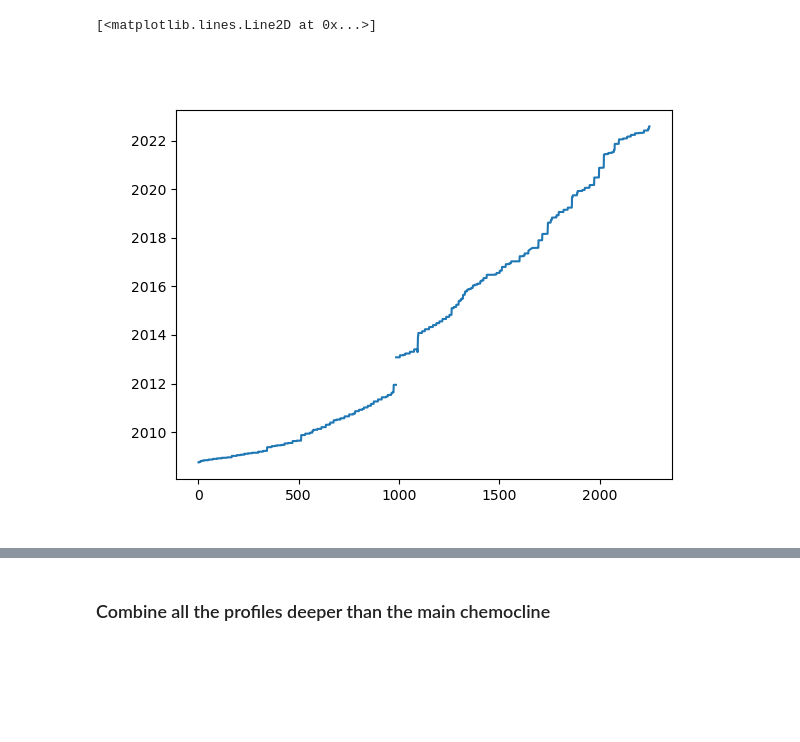
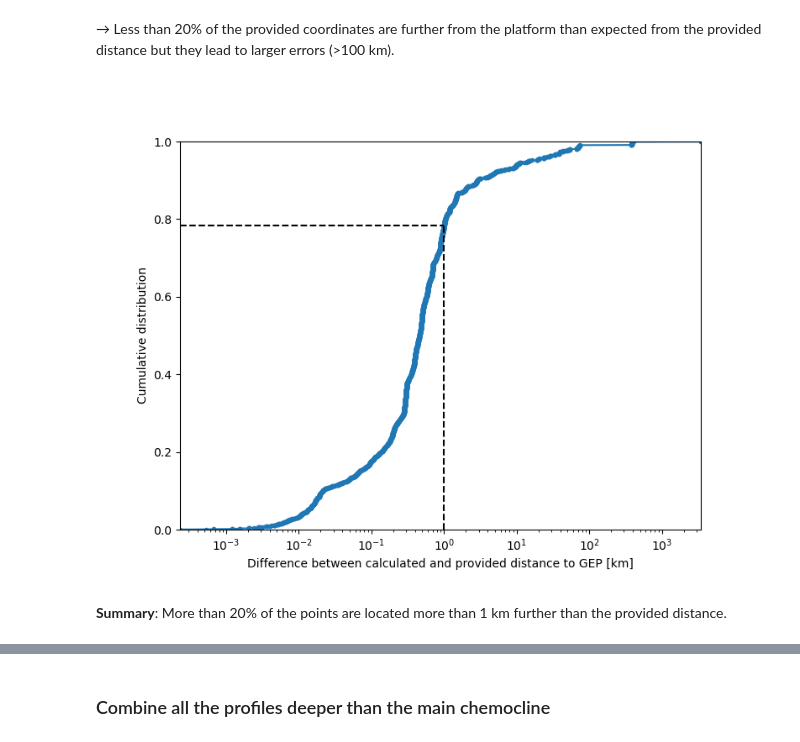
Before and after one commit to tdoda/lake-kivu-ctd-database, a Jupyter notebook: notebooks/Plot Data_TD.ipynb, the cells around one changed output, grey strips where cells are left out. Saved outputs shown, nothing was run; the diff lists cells and outputs as text; code cells hidden in the pictures; blank space fills up the shorter version.

```diff
--- a/notebooks/Plot Data_TD.ipynb
+++ b/notebooks/Plot Data_TD.ipynb
@@ -24,3 +35,6 @@ files.sort()
 #     nc.close()
 # ax.invert_yaxis()
 # fig.colorbar(c, ax=ax)
+# %%
+coord_KivuWatt=[29.202352,-2.087932]
+coord_KP1=[29.242921,-1.732214]
@@ -26,0 +50,16 @@ files.sort()
+# %%
+fig,ax=plt.subplots()
+xval=[]
+yval=[]
+zval=np.full(len(contour_data),np.nan)
+for k in np.arange(0,len(contour_data),1):
+    xval.append([i[0] for i in contour_data[k].points[:]])
+    yval.append([i[1] for i in contour_data[k].points[:]])
+    zval[k]=attributes_data[k][-1]
+#     if zval[k]==20:
+#         ax.plot(xval[k],yval[k],'.-')
+zval_unique=np.unique(zval)
+
+colval=plt.get_cmap('viridis',len(zval_unique))
+for k in np.arange(0,len(contour_data),1):
+    ax.plot(xval[k],yval[k],'-',color=colval(np.where(zval_unique==zval[k])[0]))
@@ -32,6 +102,9 @@ df = pd.read_excel('../data/meta_data/0_CTD information_2008-2022_ms_221201.xlsx
 # %%
 meta_date=[]
 meta_prof=[]
+meta_lat=[]
+meta_long=[]
+meta_dist=[]
 for date_name in date_sheets:
     if date_name in ['2008','2009']:
         # Add "0":
@@ -40,4 +113,11 @@ for date_name in date_sheets:
         dateval=pd.to_datetime(df[date_name][1:].date,format= "%y%m%d")
     meta_date.extend(dateval.tolist())
     meta_prof.extend(df[date_name]['Profile count'][1:].tolist())
+    meta_lat.extend(df[date_name]['Latitude S (digital)'][1:].tolist())
+    meta_long.extend(df[date_name]['Longitude E(digital)'][1:].tolist())
+    meta_dist.extend(df[date_name]['Distance to GEF (m)'][1:].tolist())
+meta_date=np.array(meta_date)
 meta_prof=np.array(meta_prof)
+meta_lat=np.array(meta_lat)
+meta_long=np.array(meta_long)
+meta_dist=np.array(meta_dist)
@@ -43,0 +173,2 @@ meta_prof=np.array(meta_prof)
+# %% [markdown]
+&rarr; Less than 20% of the provided coordinates are further from the platform than expected from the provided distance but they  lead to larger errors (>100 km).
@@ -44,6 +177,19 @@ meta_prof=np.array(meta_prof)
 # %%
-fig,ax=plt.subplots()
-ax.plot(meta_prof,meta_date)
+fig,ax=plt.subplots(figsize=(8,6))
+ax.plot(dist_diff_sort,cum_prob,'.-')
+#ax.plot([dist_diff_sort[ind90],dist_diff_sort[ind90]],[0,cum_prob[ind90]],'--k')
+#ax.plot([np.nanmin(dist_diff_sort),dist_diff_sort[ind90]],[cum_prob[ind90],cum_prob[ind90]],'--k')
+ax.plot([dist_diff_sort[ind1km],dist_diff_sort[ind1km]],[0,cum_prob[ind1km]],'--k')
+ax.plot([np.nanmin(dist_diff_sort),dist_diff_sort[ind1km]],[cum_prob[ind1km],cum_prob[ind1km]],'--k')
+ax.set_xscale('log')
+ax.set_xlim(np.nanmin(dist_diff_sort),np.nanmax(dist_diff_sort))
+ax.set_ylim(0,1)
+ax.set_xlabel('Difference between calculated and provided distance to GEF [km]')
+ax.set_ylabel('Cumulative distribution')
+#ax.bar(x, cum_dist.cumcount, width=cum_dist.binsize,align='edge')
+
+fig.savefig("Figures/distance_GEF.png",dpi=400)
 # %% [output]
-[<matplotlib.lines.Line2D at 0x...>]
-[figure, old version]
+[figure, new version]
+# %% [markdown]
+**Summary**: More than 20% of the points are located more than 1 km further than the provided distance.
```
Also changed, not shown: parts of 72 cells of this notebook, 16 other files.
